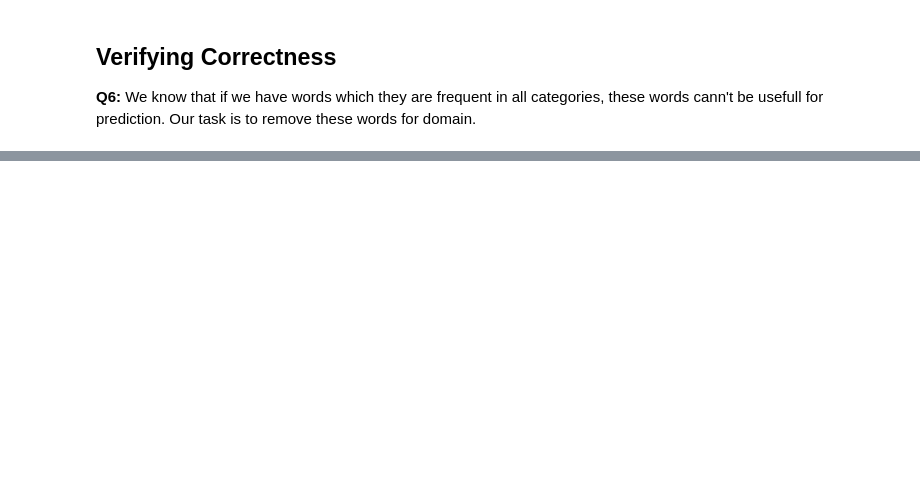
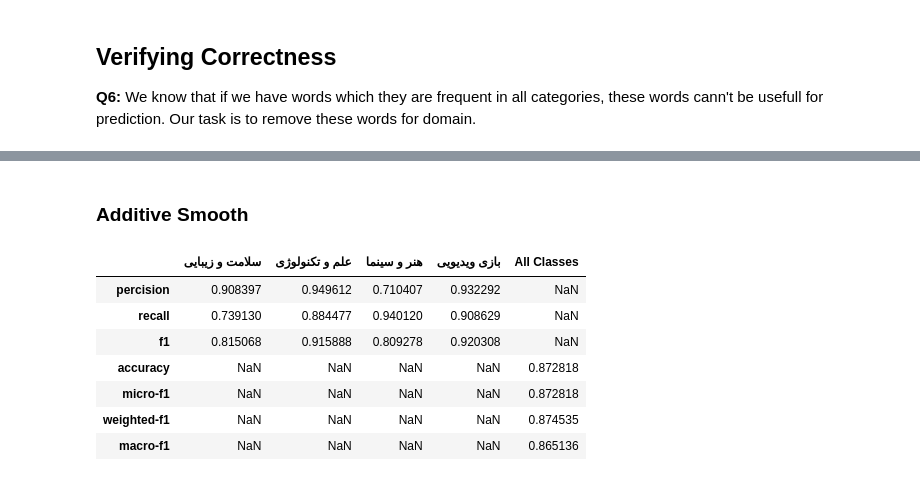
Before and after one commit to morteza-nouri/AI-Naive-Bayes-Classifier, a Jupyter notebook: AI-CA3-Report.ipynb, the cells around one changed output, grey strips where cells are left out. Cells and saved outputs as stored; diff of their text form; code cells hidden in the pictures; blank space fills up the shorter version.

```diff
--- a/AI-CA3-Report.ipynb
+++ b/AI-CA3-Report.ipynb
@@ -148,0 +181,4 @@ plot.show()
+# %%
+test_df = pd.read_csv('Data/test.csv')
+test_df = preprocess(test_df)
+test_df
@@ -148,0 +199,31 @@ plot.show()
+# %%
+def calc_conditional_probs(row, prob_table):
+    result = {}
+    for i in prob_table.index:
+            result[i] = 1/4 * prob_table.loc[i, prob_table.columns.intersection(list(row))].product()
+    return result
+
+def estimate(r):
+    global prob_table
+    result = calc_conditional_probs(r, prob_table)
+    return max(result, key=result.get)
+# %% [markdown]
+### Additive Smooth
+# %%
+alpha = 0.4
+prob_table = (train_freq + alpha) / (train_freq.values.sum() + alpha)
+
+additive_test = test_df.copy()
+additive_test['Predicted Class'] = additive_test['content'].apply(estimate)
+additive_res = evaluate(additive_test)
+display(additive_test)
+display(additive_res)
+# %% [output]
+|  | سلامت و زیبایی | علم و تکنولوژی | هنر و سینما | بازی ویدیویی | All Classes |
+| percision | 0.908397 | 0.949612 | 0.710407 | 0.932292 | NaN |
+| recall | 0.739130 | 0.884477 | 0.940120 | 0.908629 | NaN |
+| f1 | 0.815068 | 0.915888 | 0.809278 | 0.920308 | NaN |
+| accuracy | NaN | NaN | NaN | NaN | 0.872818 |
+| micro-f1 | NaN | NaN | NaN | NaN | 0.872818 |
+| weighted-f1 | NaN | NaN | NaN | NaN | 0.874535 |
+| macro-f1 | NaN | NaN | NaN | NaN | 0.865136 |
```
Also changed, not shown: parts of 17 cells of this notebook.
